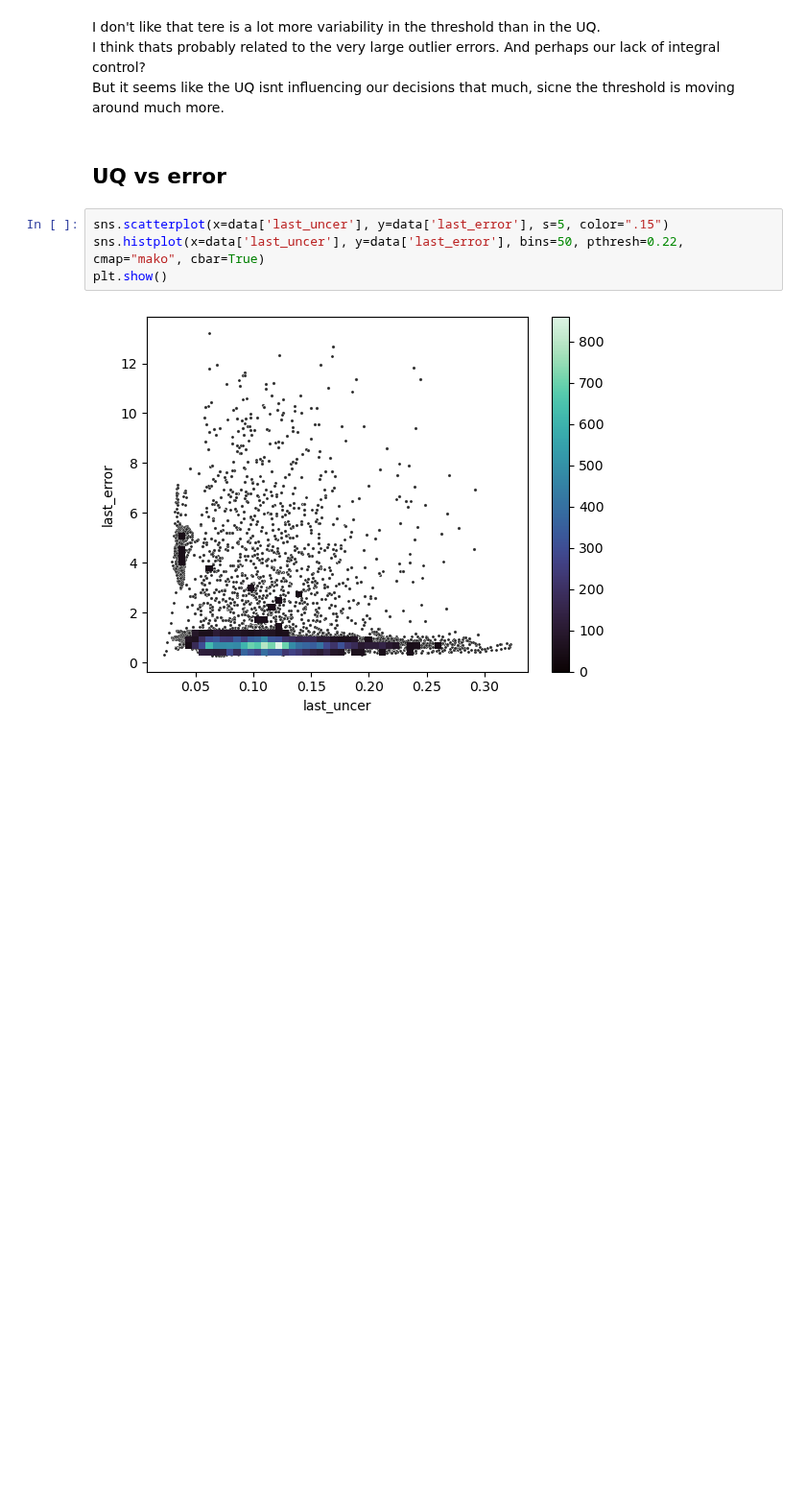
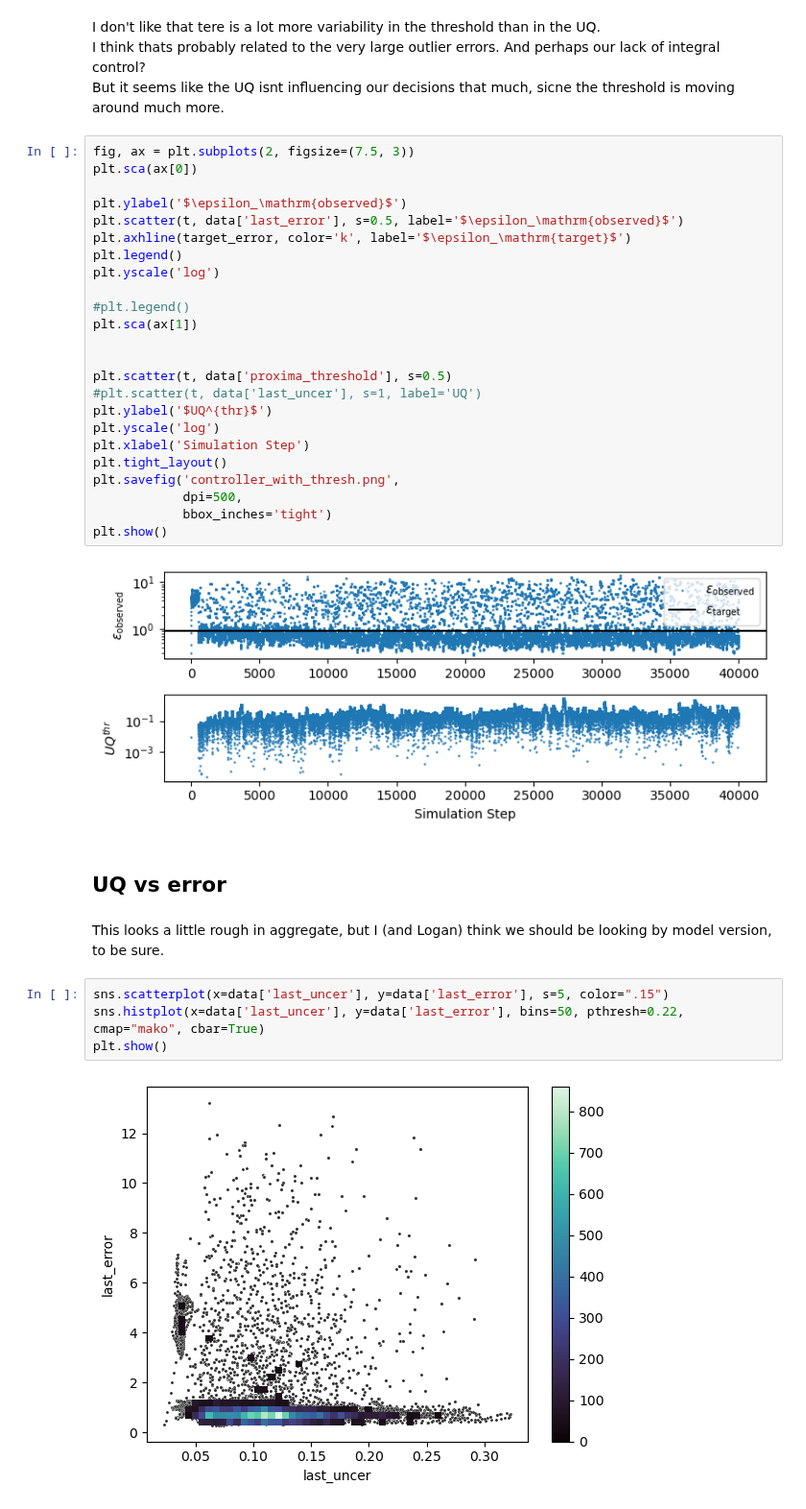
Before and after one commit to globus-labs/cascade, a Jupyter notebook: 2_proxima/2_examine_controller.ipynb, the cells around one changed output. Shown at 96% size. Cells and saved outputs as stored; diff of their text form; blank space fills up the shorter version.

```diff
--- a/2_proxima/2_examine_controller.ipynb
+++ b/2_proxima/2_examine_controller.ipynb
@@ -150,8 +150,36 @@ plt.show()
 I don't like that tere is a lot more variability in the threshold than in the UQ.
 I think thats probably related to the very large outlier errors. And perhaps our lack of integral control?
 But it seems like the UQ isnt influencing our decisions that much, sicne the threshold is moving around much more.
+# %%
+fig, ax = plt.subplots(2, figsize=(7.5, 3))
+plt.sca(ax[0])
+
+plt.ylabel('$\epsilon_\mathrm{observed}$')
+plt.scatter(t, data['last_error'], s=0.5, label='$\epsilon_\mathrm{observed}$')
+plt.axhline(target_error, color='k', label='$\epsilon_\mathrm{target}$')
+plt.legend()
+plt.yscale('log')
+
+#plt.legend()
+plt.sca(ax[1])
+
+
+plt.scatter(t, data['proxima_threshold'], s=0.5)
+#plt.scatter(t, data['last_uncer'], s=1, label='UQ')
+plt.ylabel('$UQ^{thr}$')
+plt.yscale('log')
+plt.xlabel('Simulation Step')
+plt.tight_layout()
+plt.savefig('controller_with_thresh.png',
+            dpi=500,
+            bbox_inches='tight')
+plt.show()
+# %% [output]
+[figure, added]
 # %% [markdown]
 ## UQ vs error
+# %% [markdown]
+This looks a little rough in aggregate, but I (and Logan) think we should be looking by model version, to be sure.
 # %%
 sns.scatterplot(x=data['last_uncer'], y=data['last_error'], s=5, color=".15")
 sns.histplot(x=data['last_uncer'], y=data['last_error'], bins=50, pthresh=0.22, cmap="mako", cbar=True)
```
Also changed, not shown: parts of 11 cells of this notebook, 5 other files.
